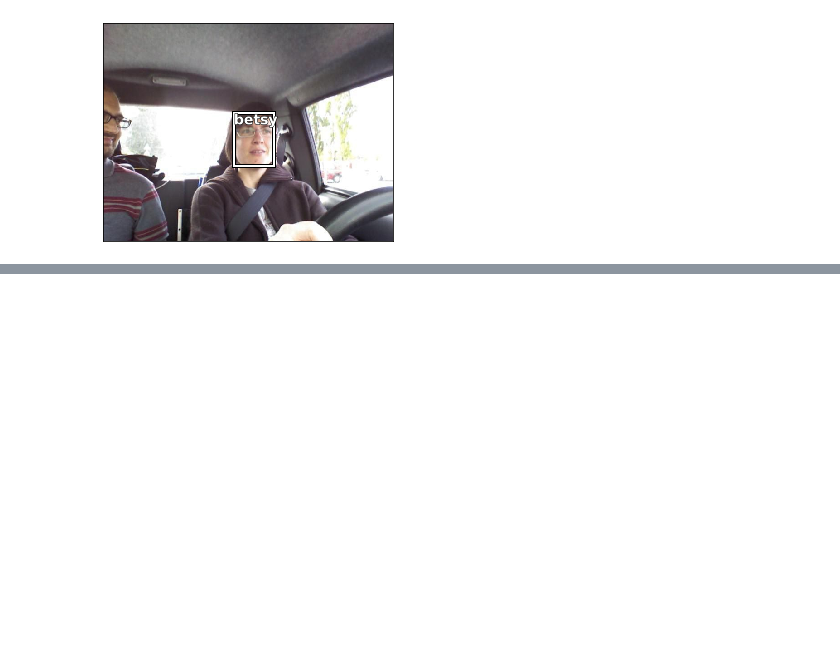
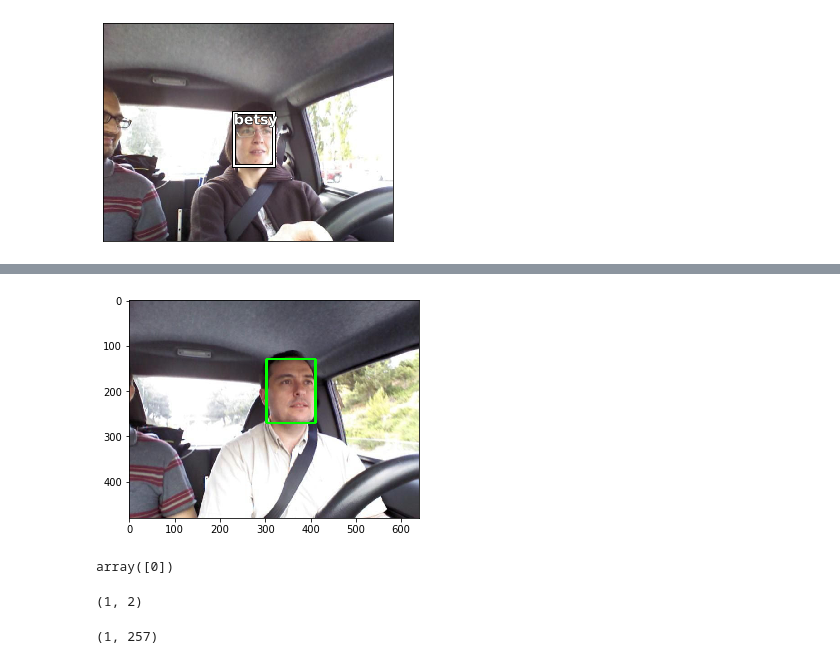
Before and after one commit to T-rex007/Face_recognition, a Jupyter notebook: Demo_notebook.ipynb, the cells around one changed output, grey strips where cells are left out. Saved outputs shown, nothing was run; the diff lists cells and outputs as text; code cells hidden in the pictures; blank space fills up the shorter version.

```diff
--- a/Demo_notebook.ipynb
+++ b/Demo_notebook.ipynb
@@ -96,0 +161,13 @@ verify(path2, f1 )
+# %%
+img = plt.imread(DATABASE_PATH+"JAKE.jpg")
+
+bb_lst = detect_faces(img, face_detector)
+b = bb_lst[0]
+img = cv2.rectangle(img,(b[0],b[1]),(b[0] + b[2],b[1]+ b[3]),(0,255,0),3)
+plt.imshow(img)
+if (len(bb_lst)>1):
+    print("Error: more than one person detected in image")
+    print("please esure only one person is in the image or try another")
+f2 = extract_feature(feature_extractor, img,bb_lst[0])
+# %% [output]
+[figure, added]
@@ -96,0 +177,12 @@ verify(path2, f1 )
+# %%
+pred
+# %% [output]
+array([0])
+# %%
+pred1.shape
+# %% [output]
+(1, 2)
+# %%
+a.shape
+# %% [output]
+(1, 257)
```
Also changed, not shown: parts of 19 cells of this notebook, 3 other files.
